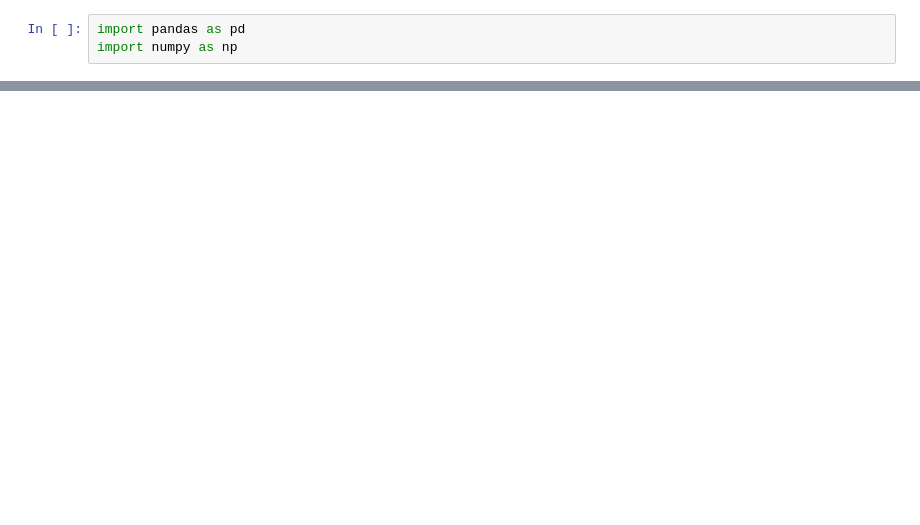
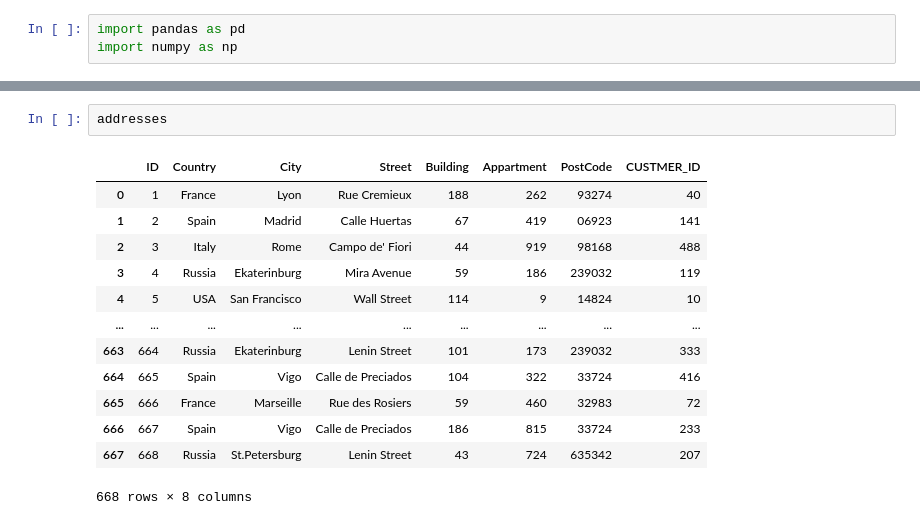
Before and after one commit to vavabramov/SRD_project, a Jupyter notebook: sql_builder.ipynb, the cells around one changed output, grey strips where cells are left out. Cells and saved outputs as stored; diff of their text form; blank space fills up the shorter version.

```diff
--- a/sql_builder.ipynb
+++ b/sql_builder.ipynb
@@ -201,0 +221,16 @@ addresses[addresses['Appartment'].notnull()]
+# %%
+addresses
+# %% [output]
+|  | ID | Country | City | Street | Building | Appartment | PostCode | CUSTMER_ID |
+| 0 | 1 | France | Lyon | Rue Cremieux | 188 | 262 | 93274 | 40 |
+| 1 | 2 | Spain | Madrid | Calle Huertas | 67 | 419 | 06923 | 141 |
+| 2 | 3 | Italy | Rome | Campo de' Fiori | 44 | 919 | 98168 | 488 |
+| 3 | 4 | Russia | Ekaterinburg | Mira Avenue | 59 | 186 | 239032 | 119 |
+| 4 | 5 | USA | San Francisco | Wall Street | 114 | 9 | 14824 | 10 |
+| ... | ... | ... | ... | ... | ... | ... | ... | ... |
+| 663 | 664 | Russia | Ekaterinburg | Lenin Street | 101 | 173 | 239032 | 333 |
+| 664 | 665 | Spain | Vigo | Calle de Preciados | 104 | 322 | 33724 | 416 |
+| 665 | 666 | France | Marseille | Rue des Rosiers | 59 | 460 | 32983 | 72 |
+| 666 | 667 | Spain | Vigo | Calle de Preciados | 186 | 815 | 33724 | 233 |
+| 667 | 668 | Russia | St.Petersburg | Lenin Street | 43 | 724 | 635342 | 207 |
+668 rows × 8 columns
```
Also changed, not shown: parts of 10 cells of this notebook, 1 other file.
